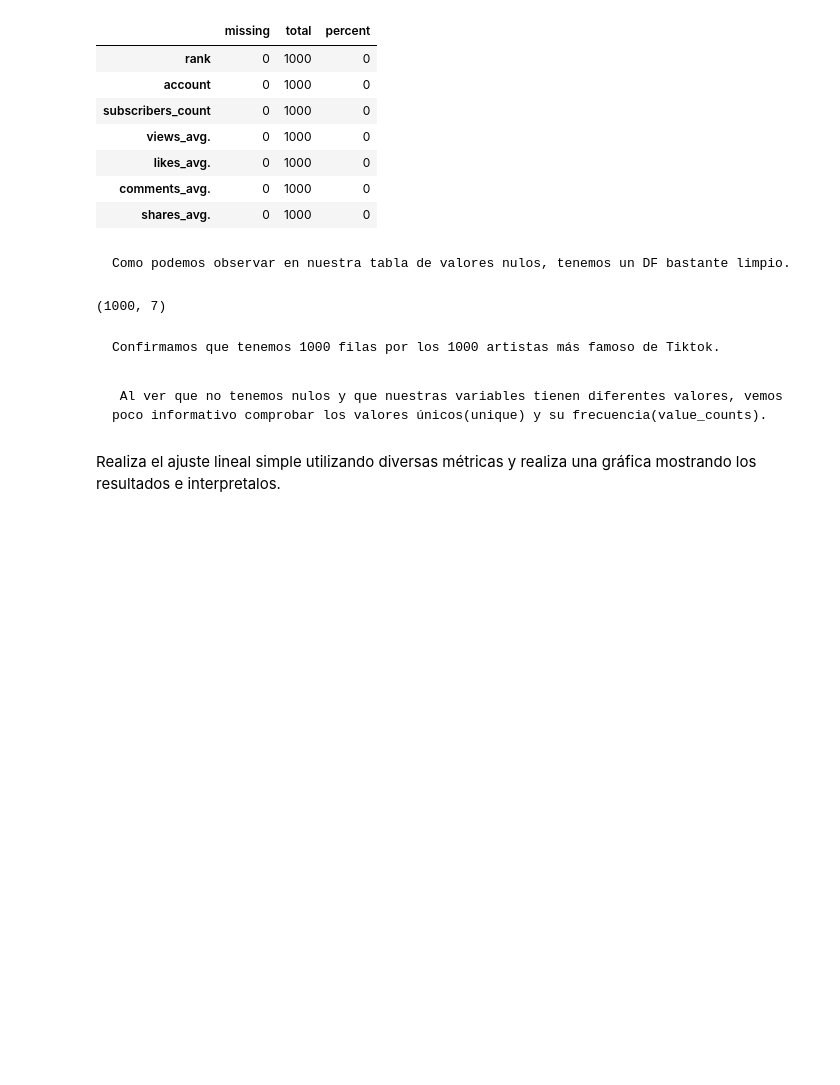
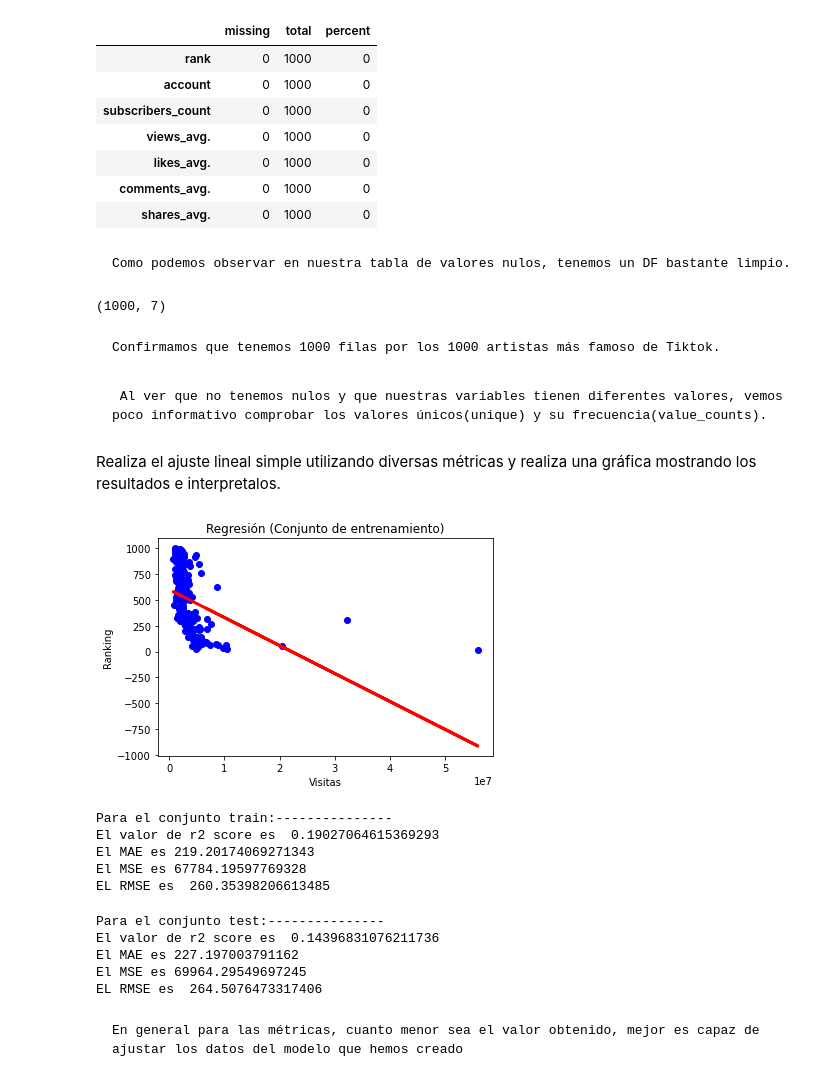
Before and after one commit to Adalab/Adalab-DA-promo-A-module-3-pairprog-3-pair-4-Alicia-Lidia, a Jupyter notebook: Regresión/Regresión 1/Pair_regresion_I.ipynb, the cells around one changed output. Saved outputs shown, nothing was run; the diff lists cells and outputs as text; code cells hidden in the pictures; blank space fills up the shorter version.

```diff
--- a/Regresión/Regresión 1/Pair_regresion_I.ipynb
+++ b/Regresión/Regresión 1/Pair_regresion_I.ipynb
@@ -94,7 +94,7 @@ df.head(15)
 | 13 | 14 | noahschnapp | 20100000.0 | 8600000.0 | 1800000.0 | 42000.0 | 11300.0 |
 | 14 | 15 | bdylanhollis | 6400000.0 | 9100000.0 | 1500000.0 | 12400.0 | 46100.0 |
 # %%
-df['media_total'] = df['views_avg.'[0]+ 'likes_avg.'[0] + 'comments_avg.'[0] + 'shares_avg.'[0]]/4
+#df['media_total'] = df['views_avg.'[0]+ 'likes_avg.'[0] + 'comments_avg.'[0] + 'shares_avg.'[0]]/4
 # %%
 df['likes_avg.'].value_counts()
 # %% [output]
@@ -167,3 +167,45 @@ Realiza el ajuste lineal simple utilizando diversas métricas y realiza una grá
 x=df['views_avg.'].values.reshape(-1, 1) # Le hacemos el reshape ya que el modelo espera que le pasemos un array de 2 dimensiones con una única columna.
 y= df['rank'].values.reshape(-1, 1)
 x_train, x_test, y_train, y_test = train_test_split(x, y, test_size = 0.2, random_state = 42)
+# %%
+LR = LinearRegression(n_jobs=-1)
+LR.fit(x_train, y_train)
+y_predict_train = LR.predict(x_train)
+y_prediction = LR.predict(x_test)
+# %%
+plt.scatter(x_test,y_test,color="blue")  # Plot a graph with X_train vs y_train
+plt.plot(x_test,y_prediction,color="red",linewidth=3)
+plt.title('Regresión (Conjunto de entrenamiento)')
+plt.xlabel('Visitas')
+plt.ylabel('Ranking')
+plt.show()
+# %% [output]
+[figure, added]
+# %%
+# Para el conjunto de entrenamiento las méticas han sido
+print('Para el conjunto train:---------------')
+print('El valor de r2 score es ',r2_score(y_train,y_predict_train))
+print('El MAE es',mean_absolute_error(y_train,y_predict_train))
+print('El MSE es',mean_squared_error(y_train,y_predict_train))
+print('EL RMSE es ',np.sqrt(mean_squared_error(y_train,y_predict_train)))
+# %% [output]
+Para el conjunto train:---------------
+El valor de r2 score es  0.19027064615369293
+El MAE es 219.20174069271343
+El MSE es 67784.19597769328
+EL RMSE es  260.35398206613485
+# %%
+# Para el conjunto de test las métricas han sido
+print('Para el conjunto test:---------------')
+print('El valor de r2 score es ',r2_score(y_test,y_prediction))
+print('El MAE es',mean_absolute_error(y_test,y_prediction))
+print('El MSE es',mean_squared_error(y_test,y_prediction))
+print('EL RMSE es ',np.sqrt(mean_squared_error(y_test,y_prediction)))
+# %% [output]
+Para el conjunto test:---------------
+El valor de r2 score es  0.14396831076211736
+El MAE es 227.197003791162
+El MSE es 69964.29549697245
+EL RMSE es  264.5076473317406
+# %% [markdown]
+    En general para las métricas, cuanto menor sea el valor obtenido, mejor es capaz de ajustar los datos del modelo que hemos creado
```
